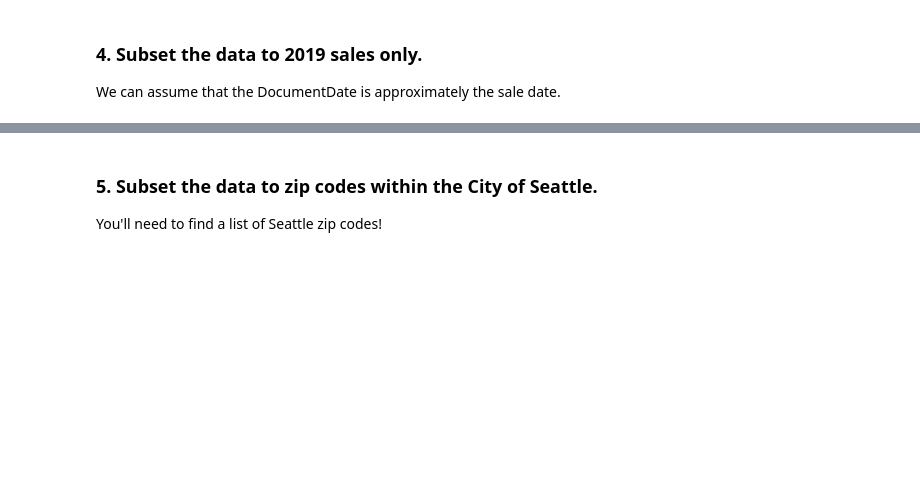
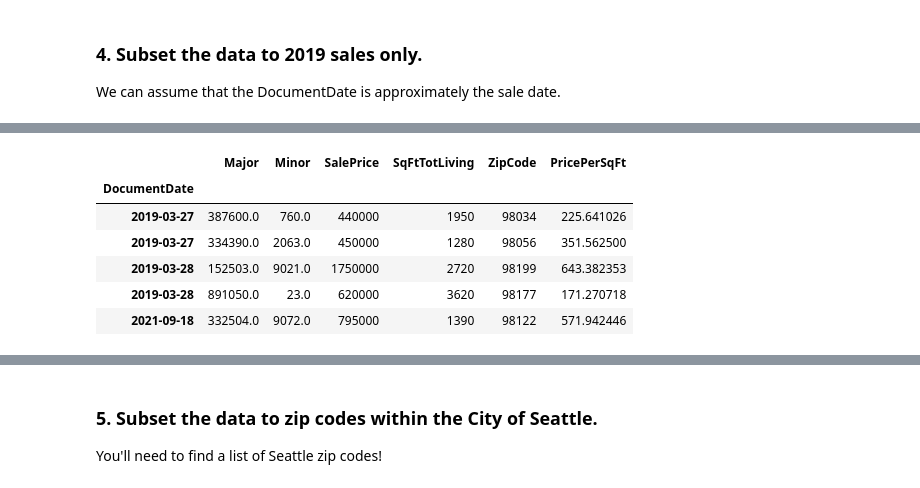
Before and after one commit to MIAISEMAN/pandas-3-data-cleaning-seattle-ds-career-040119, a Jupyter notebook: pandas-3-data-cleaning.ipynb, the cells around one changed output, grey strips where cells are left out. Cells and saved outputs as stored; diff of their text form; code cells hidden in the pictures; blank space fills up the shorter version.

```diff
--- a/pandas-3-data-cleaning.ipynb
+++ b/pandas-3-data-cleaning.ipynb
@@ -521,0 +615,11 @@ We can assume that the DocumentDate is approximately the sale date.
+# %%
+sales_2019 = sales_2019.loc['2019-01-01':]
+sales_2019.tail()
+# %% [output]
+|  | Major | Minor | SalePrice | SqFtTotLiving | ZipCode | PricePerSqFt |
+| DocumentDate |  |  |  |  |  |  |
+| 2019-03-27 | 387600.0 | 760.0 | 440000 | 1950 | 98034 | 225.641026 |
+| 2019-03-27 | 334390.0 | 2063.0 | 450000 | 1280 | 98056 | 351.562500 |
+| 2019-03-28 | 152503.0 | 9021.0 | 1750000 | 2720 | 98199 | 643.382353 |
+| 2019-03-28 | 891050.0 | 23.0 | 620000 | 3620 | 98177 | 171.270718 |
+| 2021-09-18 | 332504.0 | 9072.0 | 795000 | 1390 | 98122 | 571.942446 |
```
Also changed, not shown: parts of 22 cells of this notebook.
